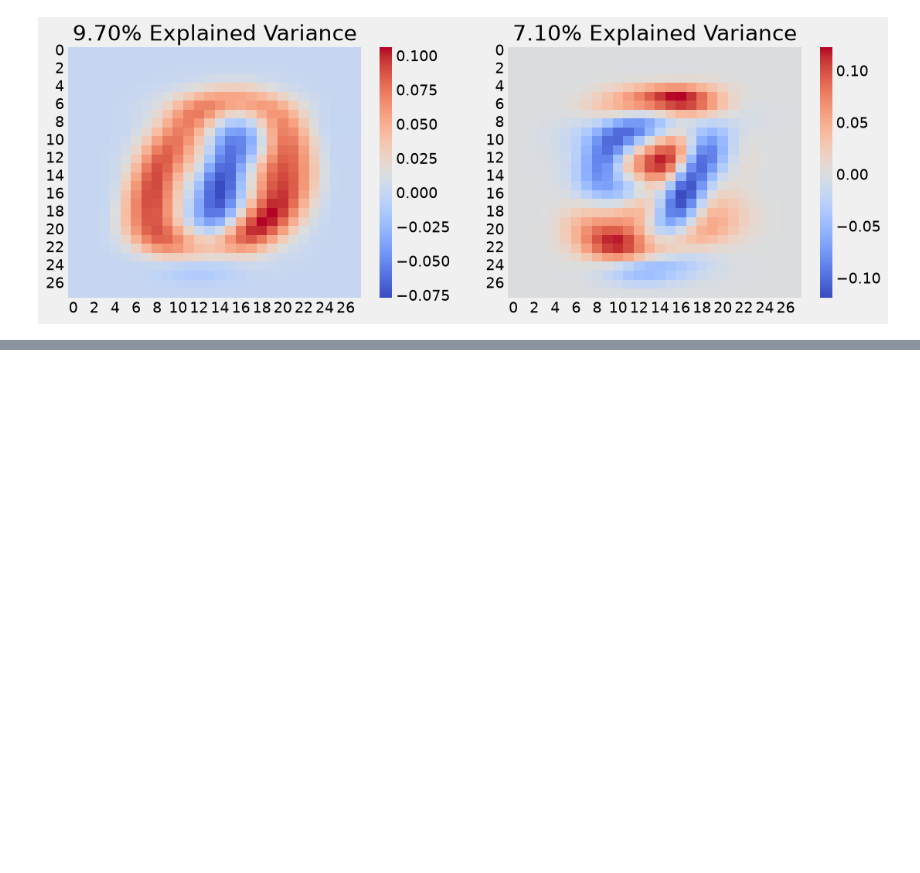
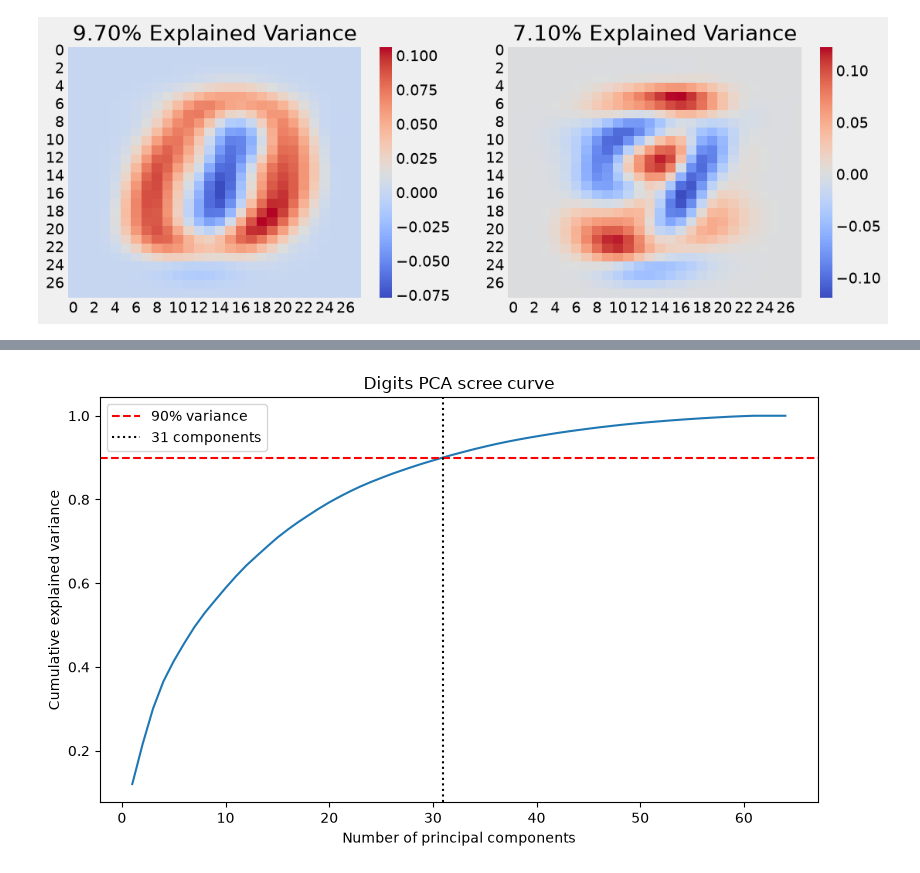
Before and after one commit to rtwhite1546/Fall-2026-Intro-to-Machine-Learning, a Jupyter notebook: Week-12-PCA/Week-12.ipynb, the cells around one changed output, grey strips where cells are left out. Cells and saved outputs as stored; diff of their text form; code cells hidden in the pictures; blank space fills up the shorter version.

```diff
--- a/Week-12-PCA/Week-12.ipynb
+++ b/Week-12-PCA/Week-12.ipynb
@@ -553,0 +654,17 @@ Text(0.5, 1.0, '7.10% Explained Variance')
+# %%
+pca_full = PCA().fit(X_digits)
+cumulative = np.cumsum(pca_full.explained_variance_ratio_)
+components_90 = np.searchsorted(cumulative, 0.90) + 1
+
+plt.figure(figsize=(8, 5))
+plt.plot(np.arange(1, len(cumulative) + 1), cumulative)
+plt.axhline(0.90, color='red', linestyle='--', label='90% variance')
+plt.axvline(components_90, color='black', linestyle=':', label=f'{components_90} components')
+plt.xlabel('Number of principal components')
+plt.ylabel('Cumulative explained variance')
+plt.title('Digits PCA scree curve')
+plt.legend()
+plt.tight_layout()
+plt.show()
+# %% [output]
+[figure, added]
```
Also changed, not shown: parts of 9 cells of this notebook, 4 other files.
